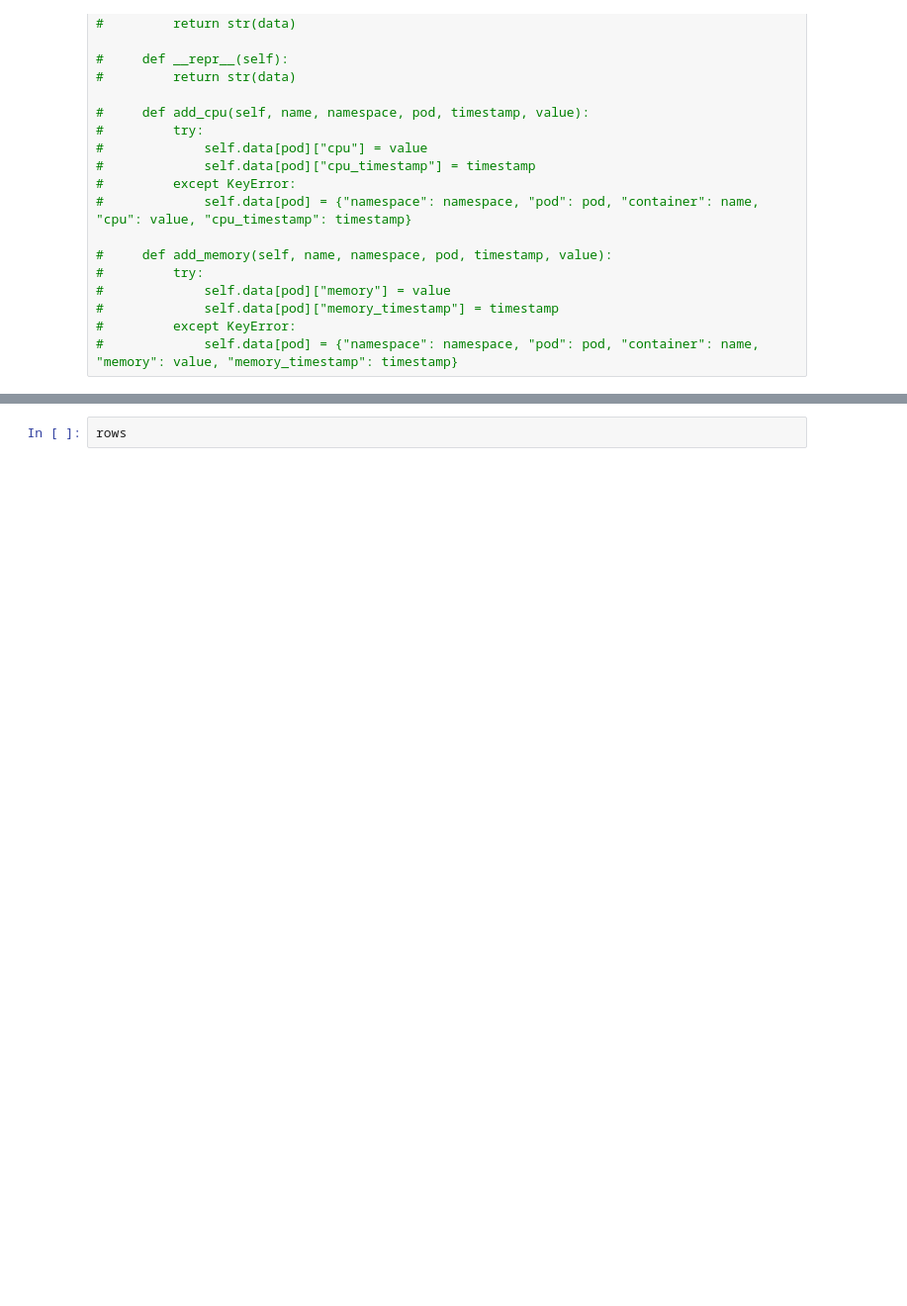
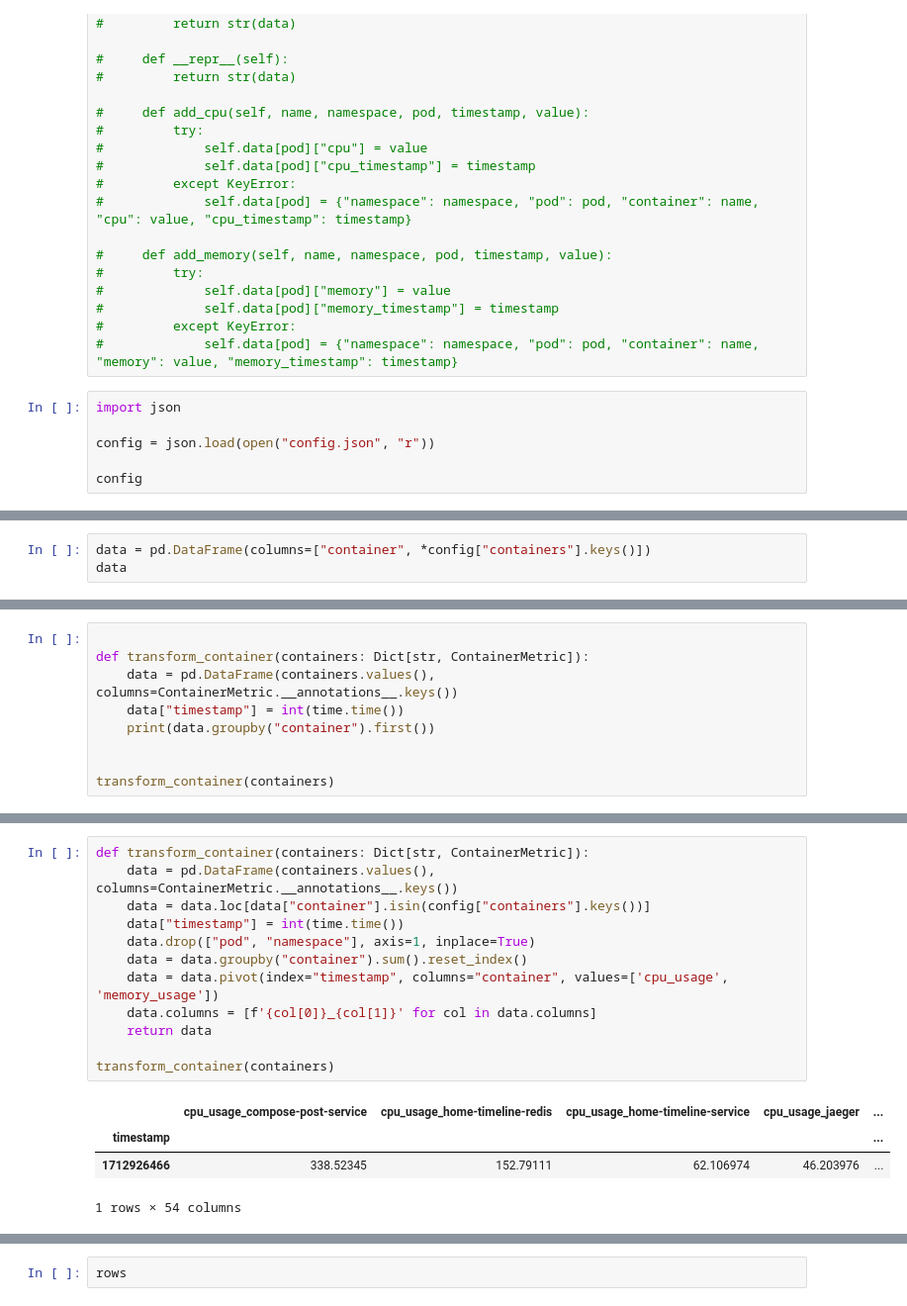
Before and after one commit to rozanfa/kubernetes-metric-collector, a Jupyter notebook: parse-test.ipynb, the cells around one changed output, grey strips where cells are left out. Shown at 99% size. Drawn from its saved outputs; the diff is of its cells as text; blank space fills up the shorter version.

Commit message:
chackpoint before change data structure

```diff
--- a/parse-test.ipynb
+++ b/parse-test.ipynb
@@ -132,3 +132,9 @@ rows
 #             self.data[pod]["memory_timestamp"] = timestamp
 #         except KeyError:
 #             self.data[pod] = {"namespace": namespace, "pod": pod, "container": name, "memory": value, "memory_timestamp": timestamp}
+# %%
+import json
+
+config = json.load(open("config.json", "r"))
+
+config
@@ -257,0 +298,3 @@ minikube 18451.900629 3.063742464e+09 1712040220102 1712040220102
+# %%
+data = pd.DataFrame(columns=["container", *config["containers"].keys()])
+data
@@ -257,0 +304,9 @@ minikube 18451.900629 3.063742464e+09 1712040220102 1712040220102
+# %%
+
+def transform_container(containers: Dict[str, ContainerMetric]):
+    data = pd.DataFrame(containers.values(), columns=ContainerMetric.__annotations__.keys())
+    data["timestamp"] = int(time.time())
+    print(data.groupby("container").first())
+
+
+transform_container(containers)
@@ -257,0 +331,17 @@ minikube 18451.900629 3.063742464e+09 1712040220102 1712040220102
+# %%
+def transform_container(containers: Dict[str, ContainerMetric]):
+    data = pd.DataFrame(containers.values(), columns=ContainerMetric.__annotations__.keys())
+    data = data.loc[data["container"].isin(config["containers"].keys())]
+    data["timestamp"] = int(time.time())
+    data.drop(["pod", "namespace"], axis=1, inplace=True)
+    data = data.groupby("container").sum().reset_index()
+    data = data.pivot(index="timestamp", columns="container", values=['cpu_usage', 'memory_usage'])
+    data.columns = [f'{col[0]}_{col[1]}' for col in data.columns]
+    return data
+
+transform_container(containers)
+# %% [output]
+|  | cpu_usage_compose-post-service | cpu_usage_home-timeline-redis | cpu_usage_home-timeline-service | cpu_usage_jaeger | ... |
+| timestamp |  |  |  |  | ... |
+| 1712926466 | 338.52345 | 152.79111 | 62.106974 | 46.203976 | ... |
+1 rows × 54 columns
```
Also changed, not shown: parts of 9 cells of this notebook, 9 other files.
